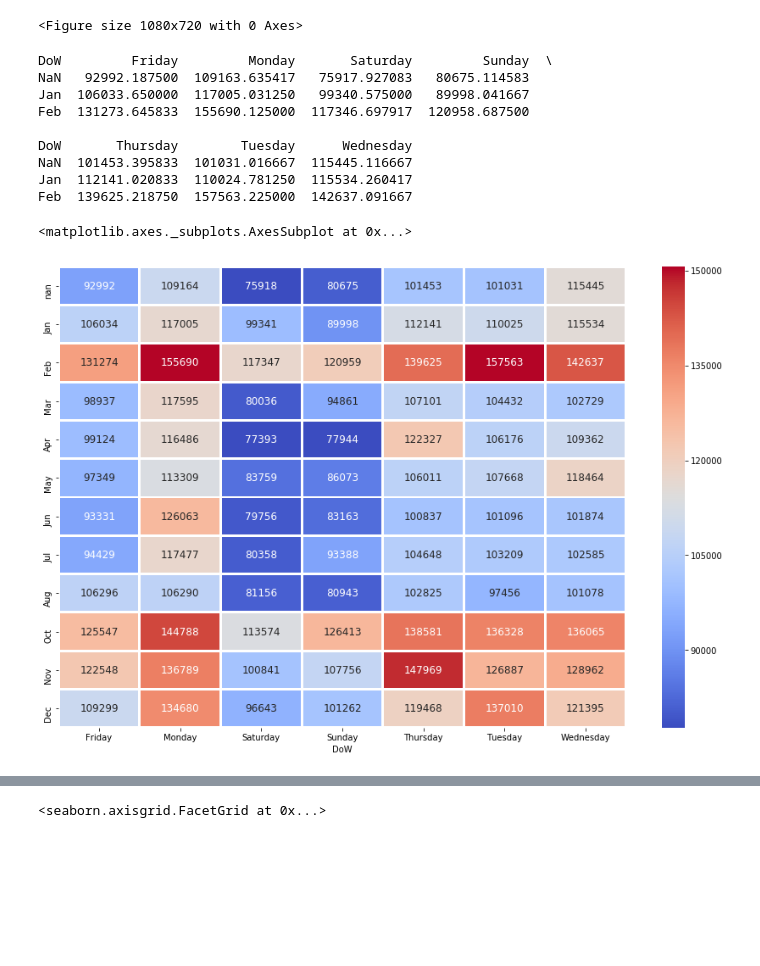
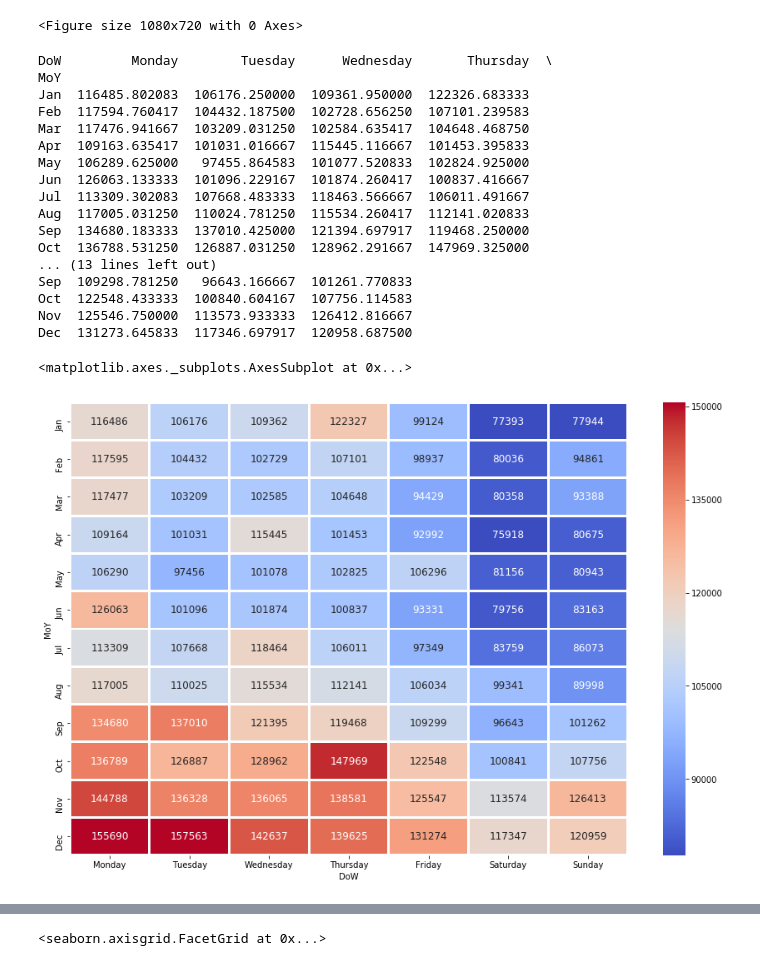
Before and after one commit to nerdiejack/capacity_management, a Jupyter notebook: notebooks/MyWebshopAssignmentWithSolution.ipynb, the cells around one changed output, grey strips where cells are left out. Saved outputs shown, nothing was run; the diff lists cells and outputs as text; code cells hidden in the pictures; blank space fills up the shorter version.

Commit message:
Finalize heatmap.

```diff
--- a/notebooks/MyWebshopAssignmentWithSolution.ipynb
+++ b/notebooks/MyWebshopAssignmentWithSolution.ipynb
@@ -148,23 +148,38 @@ plt.figure(figsize=(15,10))
 [figure]
 [figure]
 <Figure size 1080x720 with 0 Axes>
+# %%
+df_heat = pd.pivot_table(data = df, index='MoY', values='VPH', columns='DoW')
+ix = pd.Categorical(df_heat.index, ["Jan", "Feb", "Mar", "Apr", "May", "Jun", "Jul", "Aug", "Sep", "Oct", "Nov", "Dec"])
+cols = pd.Categorical(df_heat.columns, ["Monday", "Tuesday", "Wednesday", "Thursday", "Friday", "Saturday", "Sunday"])
+ix = ix.sort_values(ascending=True)
+cols = cols.sort_values(ascending=True)
+df_heat=df_heat.loc[ix, cols]
+print(df_heat)
+# %% [output]
+DoW         Monday        Tuesday      Wednesday       Thursday  \
+MoY
+Jan  116485.802083  106176.250000  109361.950000  122326.683333
+Feb  117594.760417  104432.187500  102728.656250  107101.239583
+Mar  117476.941667  103209.031250  102584.635417  104648.468750
+Apr  109163.635417  101031.016667  115445.116667  101453.395833
+May  106289.625000   97455.864583  101077.520833  102824.925000
+Jun  126063.133333  101096.229167  101874.260417  100837.416667
+Jul  113309.302083  107668.483333  118463.566667  106011.491667
+Aug  117005.031250  110024.781250  115534.260417  112141.020833
+Sep  134680.183333  137010.425000  121394.697917  119468.250000
+Oct  136788.531250  126887.031250  128962.291667  147969.325000
+... (13 lines left out)
+Sep  109298.781250   96643.166667  101261.770833
+Oct  122548.433333  100840.604167  107756.114583
+Nov  125546.750000  113573.933333  126412.816667
+Dec  131273.645833  117346.697917  120958.687500
 # %%
 import seaborn as sns
-df_heat = pd.pivot_table(data = df, index ='MoY',values = 'VPH',columns= 'DoW')
-df_heat.index = pd.Categorical(df_heat.index, ["Jan", "Feb", "Mar", "Apr", "May", "Jun", "Jul", "Aug", "Sepr", "Oct", "Nov", "Dec"])
-df_heat.index = df_heat.index.sort_values(ascending=True)
-print(df_heat.head(3))
+#df_heat = pd.pivot_table(data = df, index ='MoY',values = 'VPH',columns= 'DoW')
+#print(df_heat.head(3))
 plt.figure(figsize=(15,10))
 sns.heatmap(df_heat, cmap='coolwarm', robust=True, annot=True, fmt=".0f", annot_kws={'size':12}, linewidths=2)
 # %% [output]
-DoW         Friday         Monday       Saturday         Sunday  \
-NaN   92992.187500  109163.635417   75917.927083   80675.114583
-Jan  106033.650000  117005.031250   99340.575000   89998.041667
-Feb  131273.645833  155690.125000  117346.697917  120958.687500
-
-DoW       Thursday        Tuesday      Wednesday
-NaN  101453.395833  101031.016667  115445.116667
-Jan  112141.020833  110024.781250  115534.260417
-Feb  139625.218750  157563.225000  142637.091667
+<matplotlib.axes._subplots.AxesSubplot at 0x...>
-<matplotlib.axes._subplots.AxesSubplot at 0x...>
-[figure, old version]
+[figure, new version]
```
Also changed, not shown: parts of 1 cell of this notebook.
